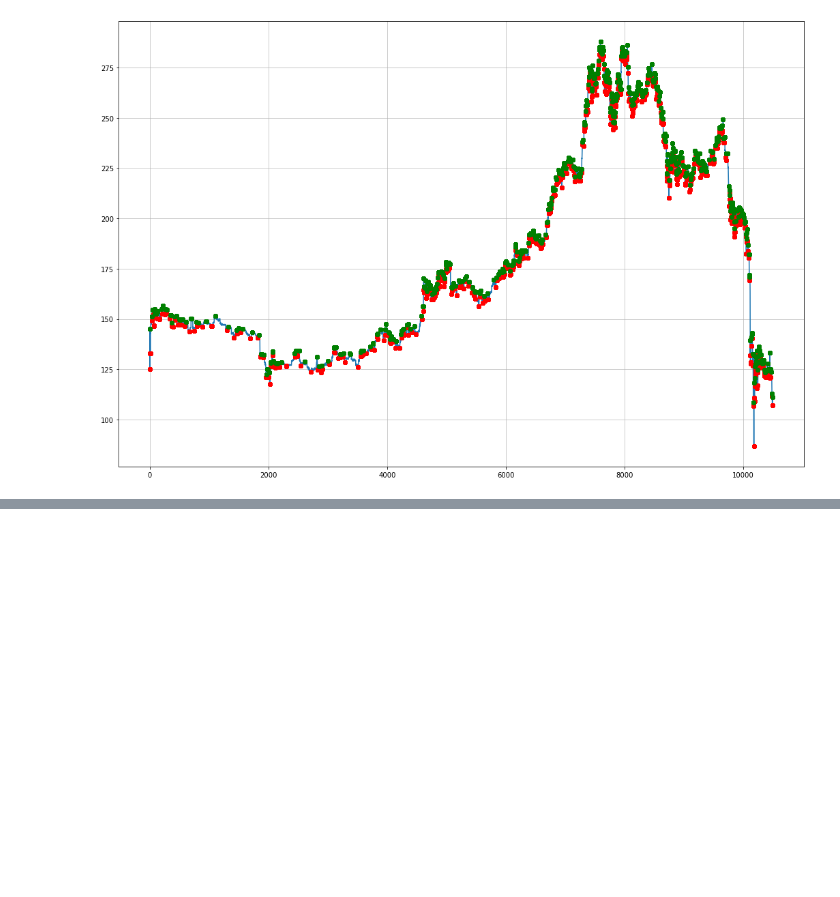
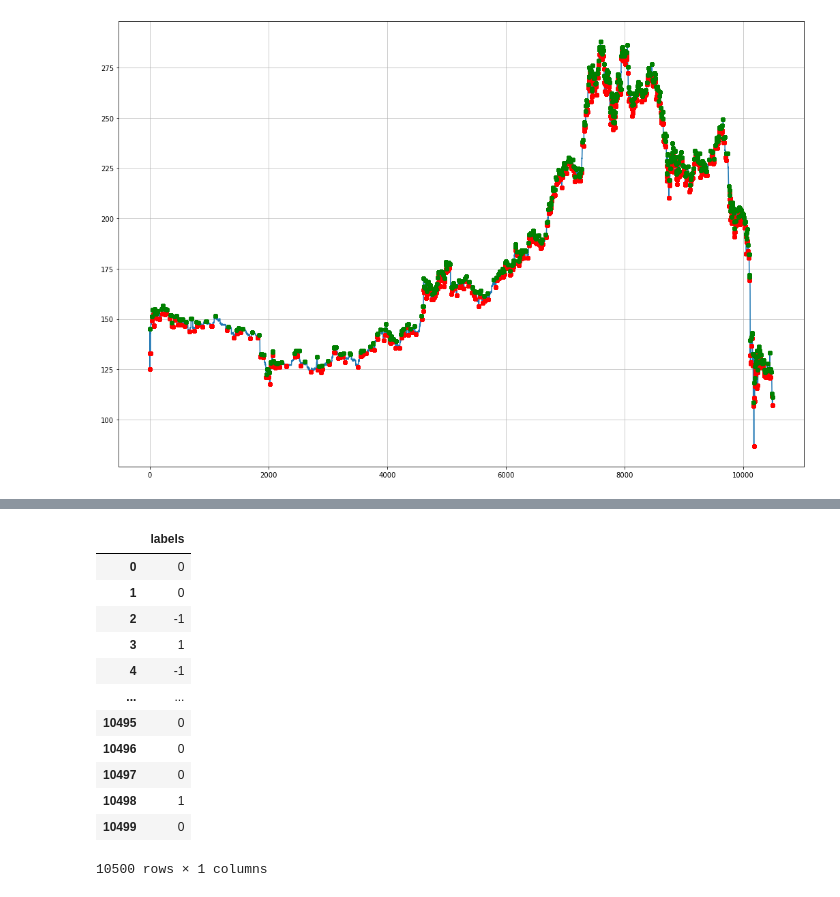
Before and after one commit to izzortsi/trailing_orders, a Jupyter notebook: DEV/collect_binance_data.ipynb, the cells around one changed output, grey strips where cells are left out. Drawn from its saved outputs; the diff is of its cells as text; code cells hidden in the pictures; blank space fills up the shorter version.

```diff
--- a/DEV/collect_binance_data.ipynb
+++ b/DEV/collect_binance_data.ipynb
@@ -342,0 +441,16 @@ AttributeError: 'StaticDatabase' object has no attribute 'peak_indexes'
+# %%
+ds.labels
+# %% [output]
+|  | labels |
+| 0 | 0 |
+| 1 | 0 |
+| 2 | -1 |
+| 3 | 1 |
+| 4 | -1 |
+| ... | ... |
+| 10495 | 0 |
+| 10496 | 0 |
+| 10497 | 0 |
+| 10498 | 1 |
+| 10499 | 0 |
+10500 rows × 1 columns
```
Also changed, not shown: parts of 7 cells of this notebook, 4 other files.
